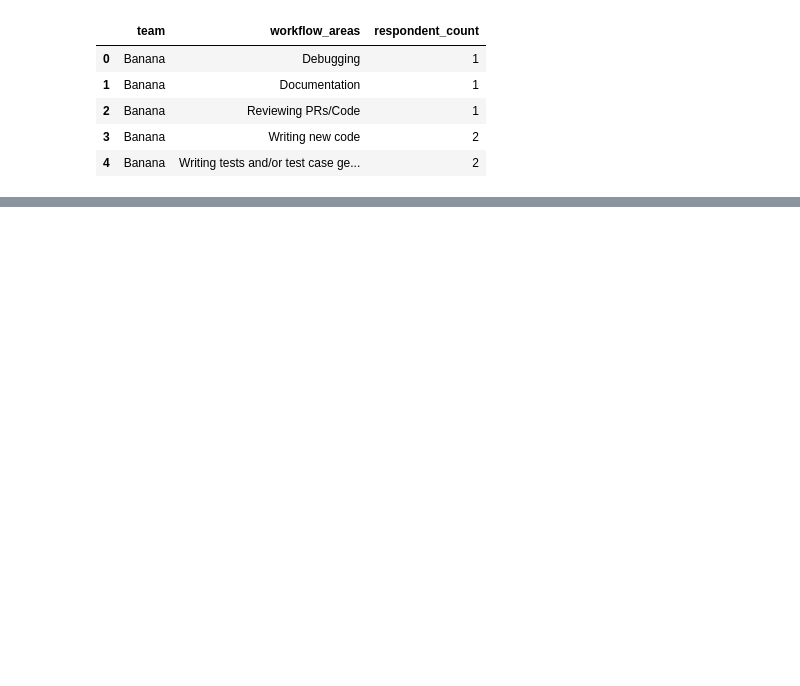
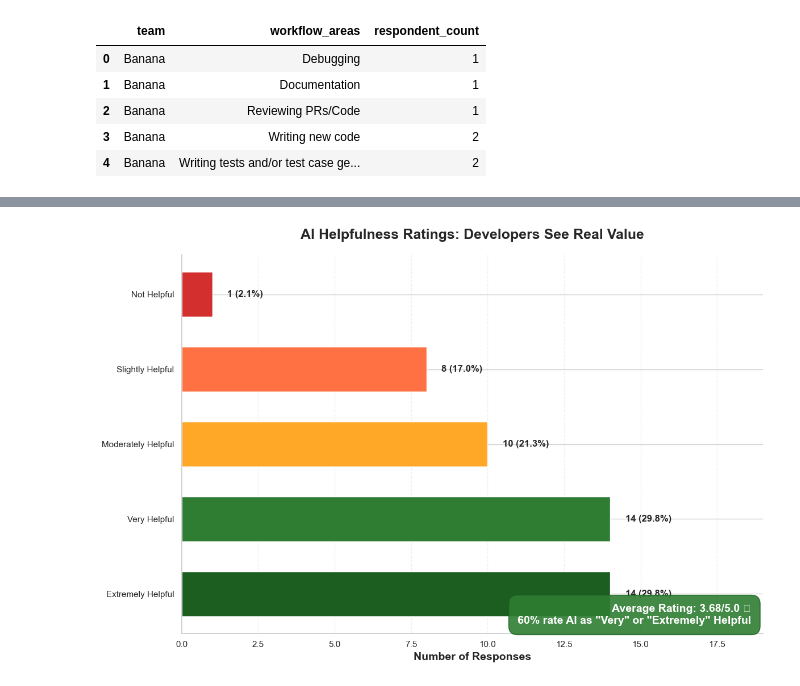
Before and after one commit to andrewdennis117/AI_Usage_Survey_visualization, a Jupyter notebook: notebooks/01_eda.ipynb, the cells around one changed output, grey strips where cells are left out. Drawn from its saved outputs; the diff is of its cells as text; code cells hidden in the pictures; blank space fills up the shorter version.

```diff
--- a/notebooks/01_eda.ipynb
+++ b/notebooks/01_eda.ipynb
@@ -405,0 +526,72 @@ plt.show()
+# %%
+
+# Get the helpfulness column
+helpfulness_col = 'On a scale of 1 to 5, how would you rate the overall helpfulness of AI in your daily development tasks?'
+
+# Count the ratings
+helpfulness_counts = df[helpfulness_col].value_counts()
+
+# Define the order (from best to worst) and map to numeric values
+rating_order = ['Extremely Helpful', 'Very Helpful', 'Moderately Helpful', 'Slightly Helpful', 'Not Helpful']
+rating_values = {'Extremely Helpful': 5, 'Very Helpful': 4, 'Moderately Helpful': 3, 'Slightly Helpful': 2, 'Not Helpful': 1}
+
+# Reindex to get consistent ordering
+helpfulness_counts = helpfulness_counts.reindex(rating_order, fill_value=0)
+
+# Calculate average rating
+df['rating_numeric'] = df[helpfulness_col].map(rating_values)
+avg_rating = df['rating_numeric'].mean()
+
+# Calculate percentage of 4-5 star ratings
+high_ratings = helpfulness_counts['Extremely Helpful'] + helpfulness_counts['Very Helpful']
+high_rating_percentage = (high_ratings / len(df)) * 100
+
+# Create figure
+fig, ax = plt.subplots(figsize=(12, 8))
+
+# Define colors - gradient from dark green (best) to light/gray (worst)
+colors = ['#1B5E20', '#2E7D32', '#FFA726', '#FF7043', '#D32F2F']
+
+# Create horizontal bar chart
+bars = ax.barh(rating_order, helpfulness_counts.values, color=colors, height=0.6)
+
+# Add value labels on the bars
+for i, (bar, count) in enumerate(zip(bars, helpfulness_counts.values)):
+    percentage = (count / len(df)) * 100
+    ax.text(bar.get_width() + 0.5, bar.get_y() + bar.get_height()/2,
+            f'{count} ({percentage:.1f}%)',
+            va='center', fontsize=12, weight='bold')
+
+# Customize the plot
+ax.set_xlabel('Number of Responses', fontsize=14, weight='bold')
+ax.set_title('AI Helpfulness Ratings: Developers See Real Value',
+             fontsize=18, weight='bold', pad=20)
+ax.spines['top'].set_visible(False)
+ax.spines['right'].set_visible(False)
+ax.set_xlim(0, max(helpfulness_counts.values) + 5)
+
+# Add grid for readability
+ax.grid(axis='x', alpha=0.3, linestyle='--')
+
+# Add the key stats as text annotation
+stats_text = f'Average Rating: {avg_rating:.2f}/5.0 ⭐\n{high_rating_percentage:.0f}% rate AI as "Very" or "Extremely" Helpful'
+plt.text(0.98, 0.02, stats_text,
+         transform=ax.transAxes,
+         ha='right',
+         va='bottom',
+         fontsize=14,
+         weight='bold',
+         bbox=dict(boxstyle='round,pad=0.8', facecolor='#2E7D32', edgecolor='#1B5E20', alpha=0.9),
+         color='white')
+
+plt.tight_layout()
+plt.show()
+
+# Print summary statistics
+print("\n⭐ Helpfulness Rating Distribution:")
+print(helpfulness_counts)
+print(f"\n📊 Average Rating: {avg_rating:.2f} out of 5.0")
+print(f"✨ {high_ratings} out of {len(df)} respondents ({high_rating_percentage:.1f}%) rate AI as 'Very' or 'Extremely' Helpful")
+print(f"🎯 {helpfulness_counts['Extremely Helpful']} respondents ({(helpfulness_counts['Extremely Helpful']/len(df)*100):.1f}%) rate AI as 'Extremely Helpful'")
+# %% [output]
+[figure, added]
```
Also changed, not shown: parts of 18 cells of this notebook, 1 other file.
